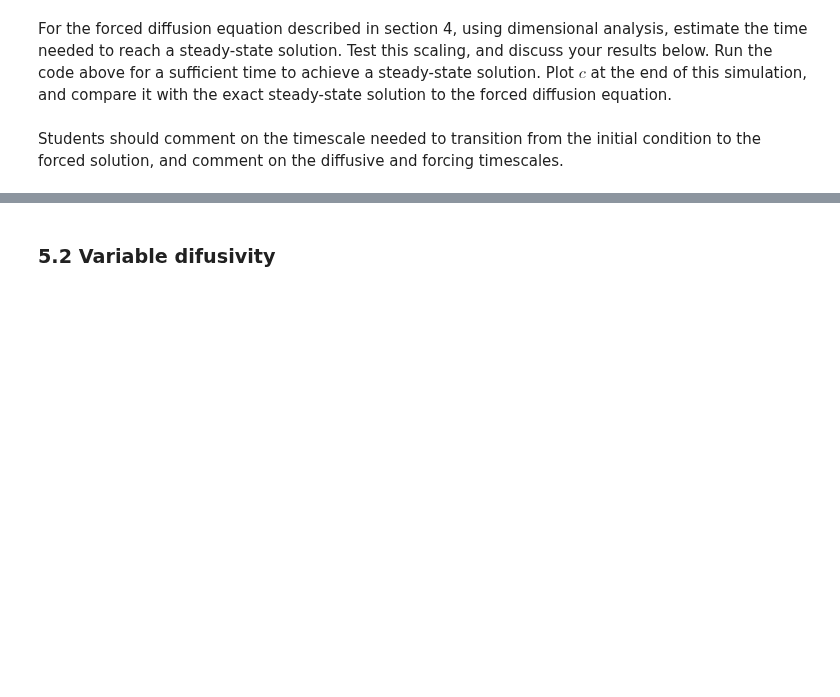
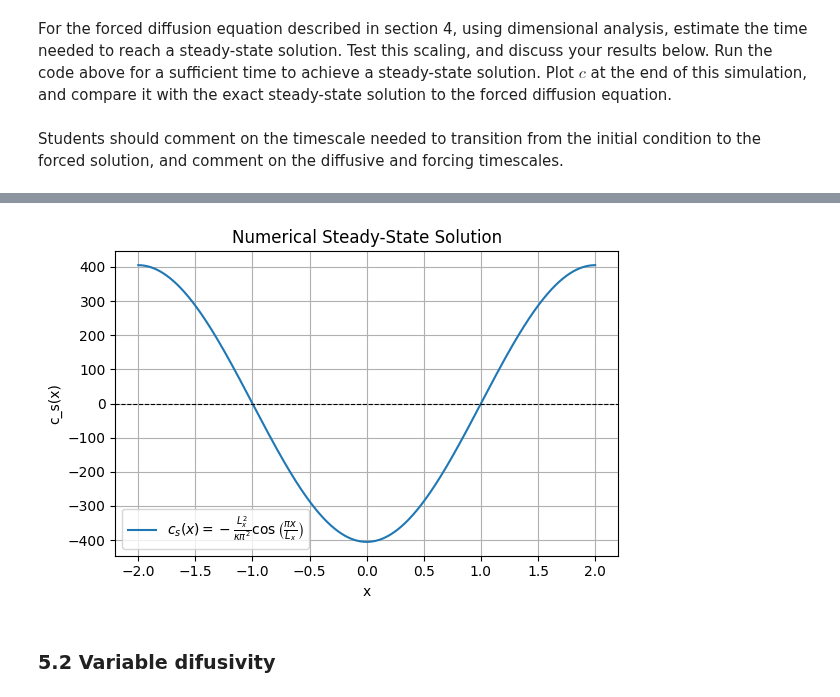
Before and after one commit to Zero-Rae/QCES123, a Jupyter notebook: project1_dedalus.ipynb, the cells around one changed output, grey strips where cells are left out. Saved outputs shown, nothing was run; the diff lists cells and outputs as text; code cells hidden in the pictures; blank space fills up the shorter version.

```diff
--- a/project1_dedalus.ipynb
+++ b/project1_dedalus.ipynb
@@ -440,3 +452,28 @@ $$
+# %%
+import logging
+logging.getLogger('matplotlib').setLevel(logging.WARNING)# Suppress Matplotlib DEBUG messages
+
+# Parameters
+Lx = 2
+kappa = 0.001
+x = np.linspace(-Lx, Lx, 1024)  # Nx=1024
+
+# Compute steady-state solution
+c_s = -(Lx**2) / (kappa * np.pi**2) * np.cos(np.pi * x / Lx)
+
+# Plot
+plt.figure(figsize=(6, 4))
+plt.plot(x, c_s, label=r"$c_s(x) = -\frac{L_x^2}{\kappa \pi^2} \cos\left(\frac{\pi x}{L_x}\right)$")
+plt.xlabel("x")
+plt.ylabel("c_s(x)")
+plt.title("Numerical Steady-State Solution")
+plt.axhline(0, color='black', linestyle='--', linewidth=0.8)  # Add horizontal zero line
+plt.legend()
+plt.grid(True)
+plt.tight_layout()
+plt.show()
+# %% [output]
+[figure, added]
 # %% [markdown]
 ### 5.2 Variable difusivity
 # %% [markdown]
```
Also changed, not shown: parts of 3 cells of this notebook.
